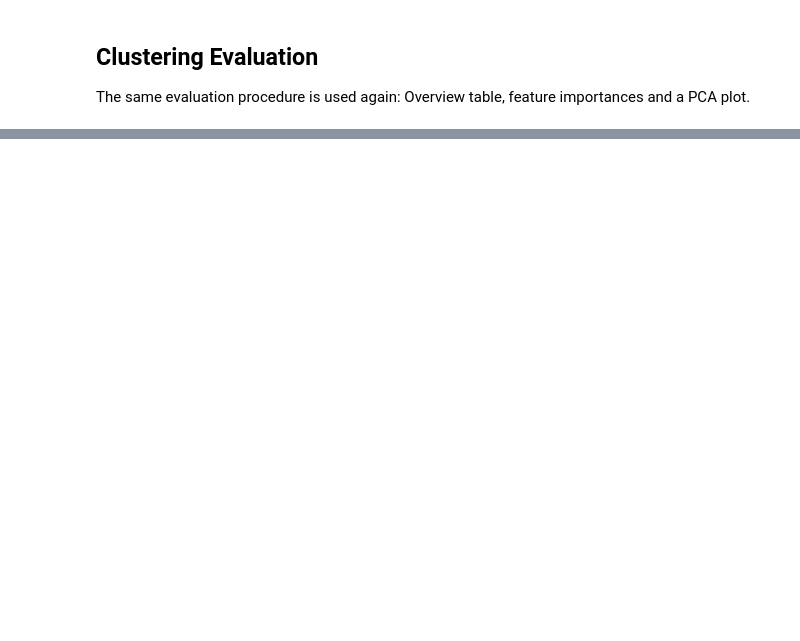
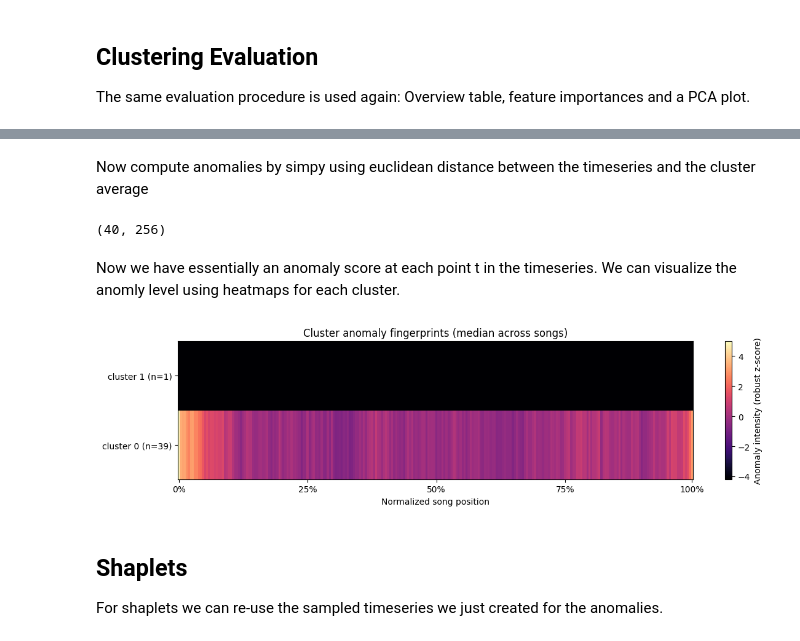
Before and after one commit to jaanisfehling/italian-rap-songs, a Jupyter notebook: timeseries/timerseries.ipynb, the cells around one changed output, grey strips where cells are left out. Cells and saved outputs as stored; diff of their text form; code cells hidden in the pictures; blank space fills up the shorter version.

Commit message:
work on motifs and anomalies

```diff
--- a/timeseries/timerseries.ipynb
+++ b/timeseries/timerseries.ipynb
@@ -458,0 +637,59 @@ Total explained variance: 50.72%
+# %% [markdown]
+Now compute anomalies by simpy using euclidean distance between the timeseries and the cluster average
+# %%
+unique_clusters = np.sort(np.unique(labels))
+
+# average centers
+cluster_mu = {}
+for c in unique_clusters:
+    idx = np.where(labels == c)[0]
+    cluster_mu[c] = X_ts[idx].mean(axis=0) # (T, d)
+
+# calculate distances
+scores = np.zeros((len(df), T), dtype=float)
+for i in range(len(df)):
+    c = labels[i]
+    diff = X_ts[i] - cluster_mu[c] # (T, d)
+    scores[i] = np.linalg.norm(diff, axis=1)
+
+# normalize scores
+med = np.median(scores)
+mad = np.median(np.abs(scores - med)) + 1e-9
+scores_z = (scores - med) / mad
+scores_z.shape
+# %% [output]
+(40, 256)
+# %% [markdown]
+Now we have essentially an anomaly score at each point t in the timeseries. We can visualize the anomly level using heatmaps for each cluster.
+# %%
+# Aggregate per cluster: median anomaly score at each time t
+cluster_fingerprint = []
+cluster_sizes = []
+
+for c in unique_clusters:
+    idx = np.where(labels == c)[0]
+    cluster_sizes.append(len(idx))
+    cluster_fingerprint.append(np.median(scores_z[idx], axis=0))
+
+cluster_fingerprint = np.vstack(cluster_fingerprint)  # (n_clusters, T)
+
+plt.figure(figsize=(12, 0.6 * len(unique_clusters) + 2))
+plt.imshow(cluster_fingerprint, aspect="auto", origin="lower", cmap="magma")
+plt.colorbar(label="Anomaly intensity (robust z-score)")
+plt.yticks(
+    np.arange(len(unique_clusters)),
+    [f"cluster {c} (n={n})" for c, n in zip(unique_clusters, cluster_sizes)],
+)
+plt.xticks(
+    [0, T // 4, T // 2, 3 * T // 4, T - 1],
+    ["0%", "25%", "50%", "75%", "100%"],
+)
+plt.xlabel("Normalized song position")
+plt.title("Cluster anomaly fingerprints (median across songs)")
+plt.tight_layout()
+plt.show()
+# %% [output]
+[figure, added]
+# %% [markdown]
+## Shaplets
+For shaplets we can re-use the sampled timeseries we just created for the anomalies.
```
Also changed, not shown: parts of 18 cells of this notebook.
